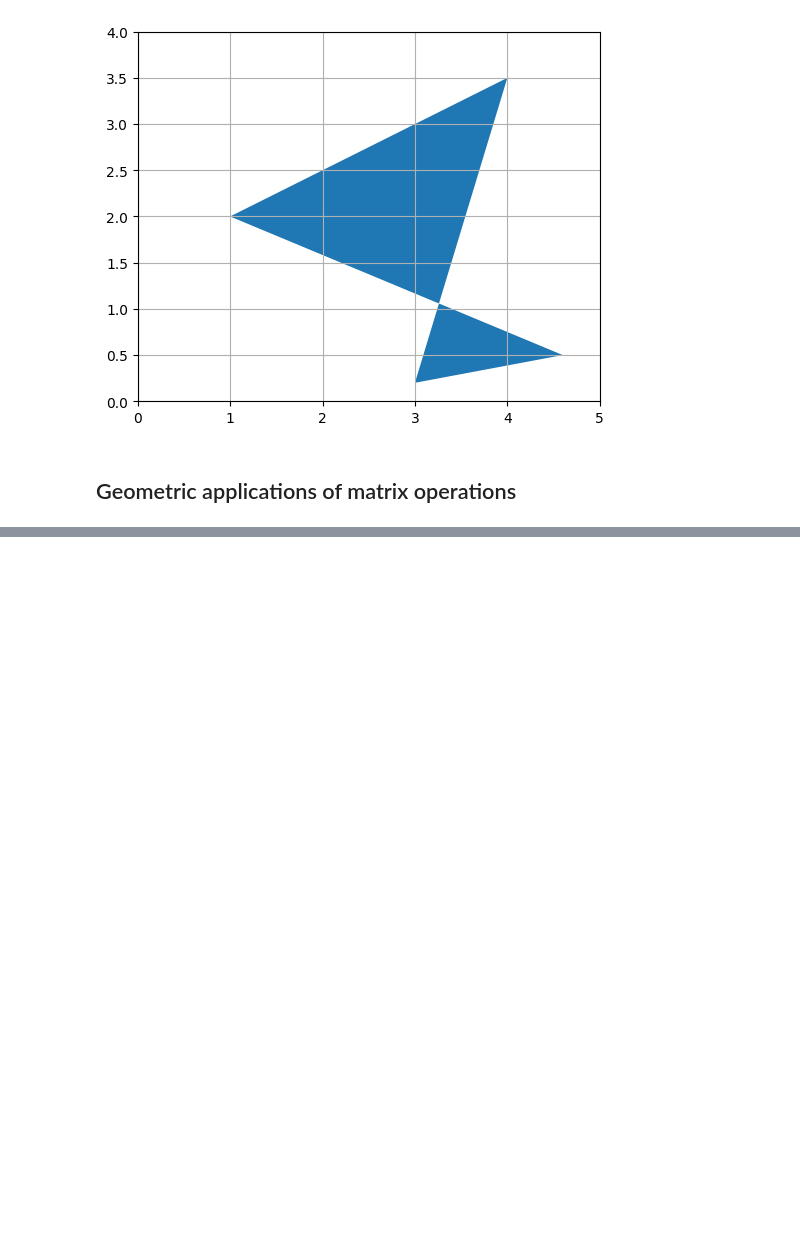
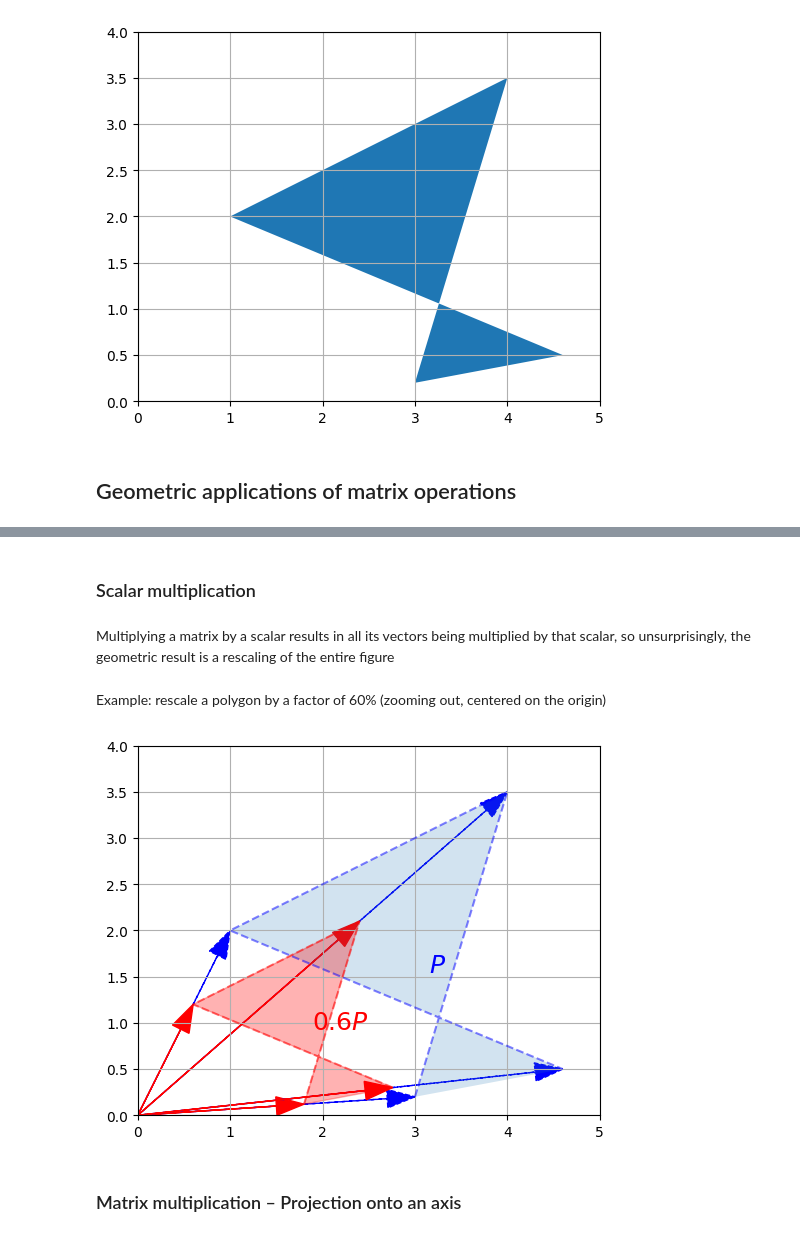
Before and after one commit to badiibayoudh/Machine-learning, a Jupyter notebook: linear_algebra.ipynb, the cells around one changed output, grey strips where cells are left out. Cells and saved outputs as stored; diff of their text form; code cells hidden in the pictures; blank space fills up the shorter version.

```diff
--- a/linear_algebra.ipynb
+++ b/linear_algebra.ipynb
@@ -474,0 +526,29 @@ plt.show()
+# %% [markdown]
+### Scalar multiplication
+# %% [markdown]
+Multiplying a matrix by a scalar results in all its vectors being multiplied by that scalar, so unsurprisingly, the geometric result is a rescaling of the entire figure
+# %% [markdown]
+Example: rescale a polygon by a factor of 60% (zooming out, centered on the origin)
+# %%
+def plot_transformation(P_before, P_after, text_before, text_after, axis = [0, 5, 0, 4], arrows=False):
+    if arrows:
+        for vector_before, vector_after in zip(P_before.T, P_after.T):
+            plot_vector2d(vector_before, color="blue", linestyle="--")
+            plot_vector2d(vector_after, color="red", linestyle="-")
+    plt.gca().add_artist(Polygon(P_before.T, alpha=0.2))
+    plt.gca().add_artist(Polygon(P_after.T, alpha=0.3, color="r"))
+    plt.plot(P_before[0], P_before[1], "b--", alpha=0.5)
+    plt.plot(P_after[0], P_after[1], "r--", alpha=0.5)
+    plt.text(P_before[0].mean(), P_before[1].mean(), text_before, fontsize=18, color="blue")
+    plt.text(P_after[0].mean(), P_after[1].mean(), text_after, fontsize=18, color="red")
+    plt.axis(axis)
+    plt.gca().set_aspect("equal")
+    plt.grid()
+
+P_rescaled = 0.60 * P
+plot_transformation(P, P_rescaled, "$P$", "$0.6 P$", arrows=True)
+plt.show()
+# %% [output]
+[figure, added]
+# %% [markdown]
+### Matrix multiplication – Projection onto an axis
```
Also changed, not shown: parts of 21 cells of this notebook.
